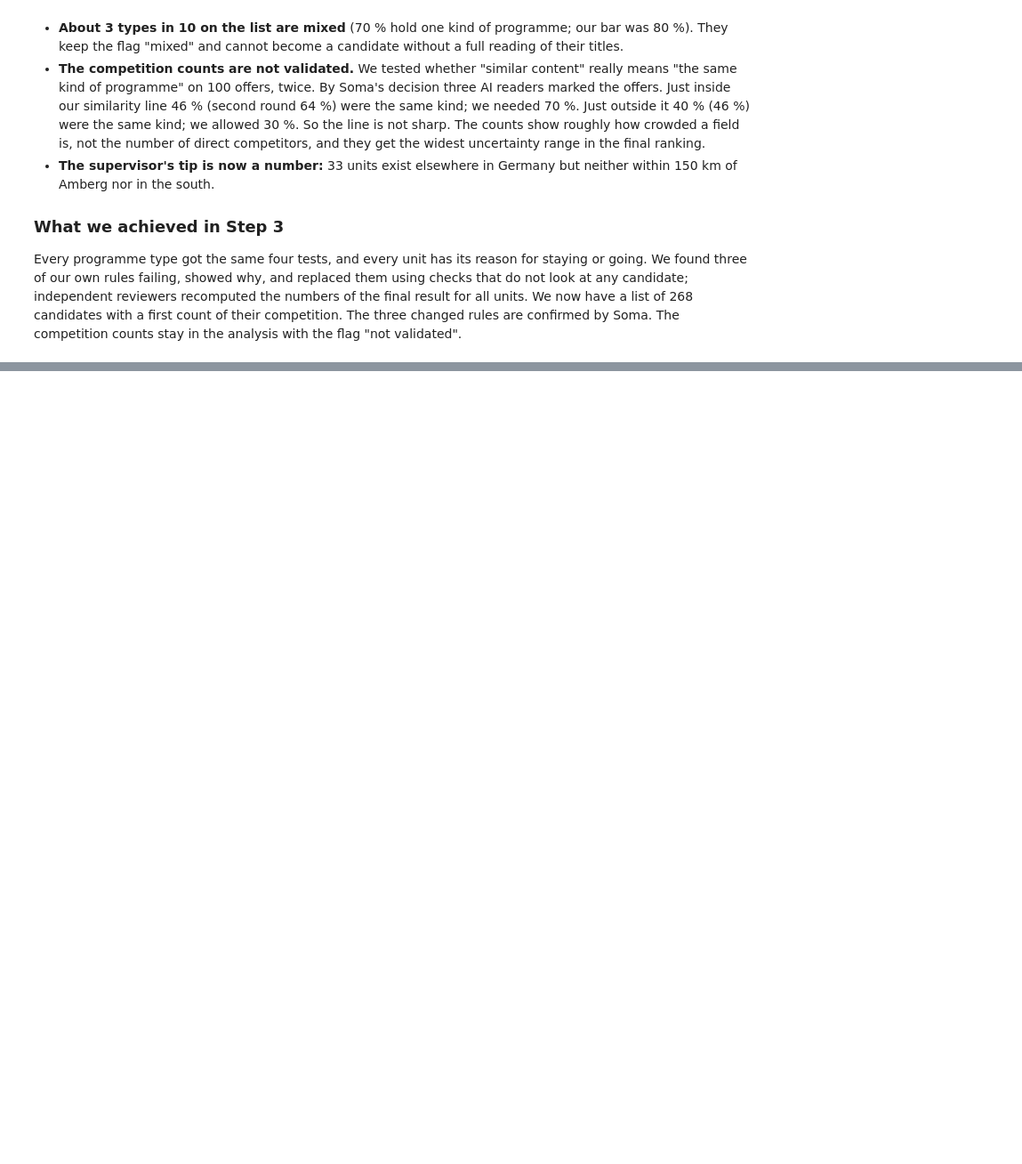
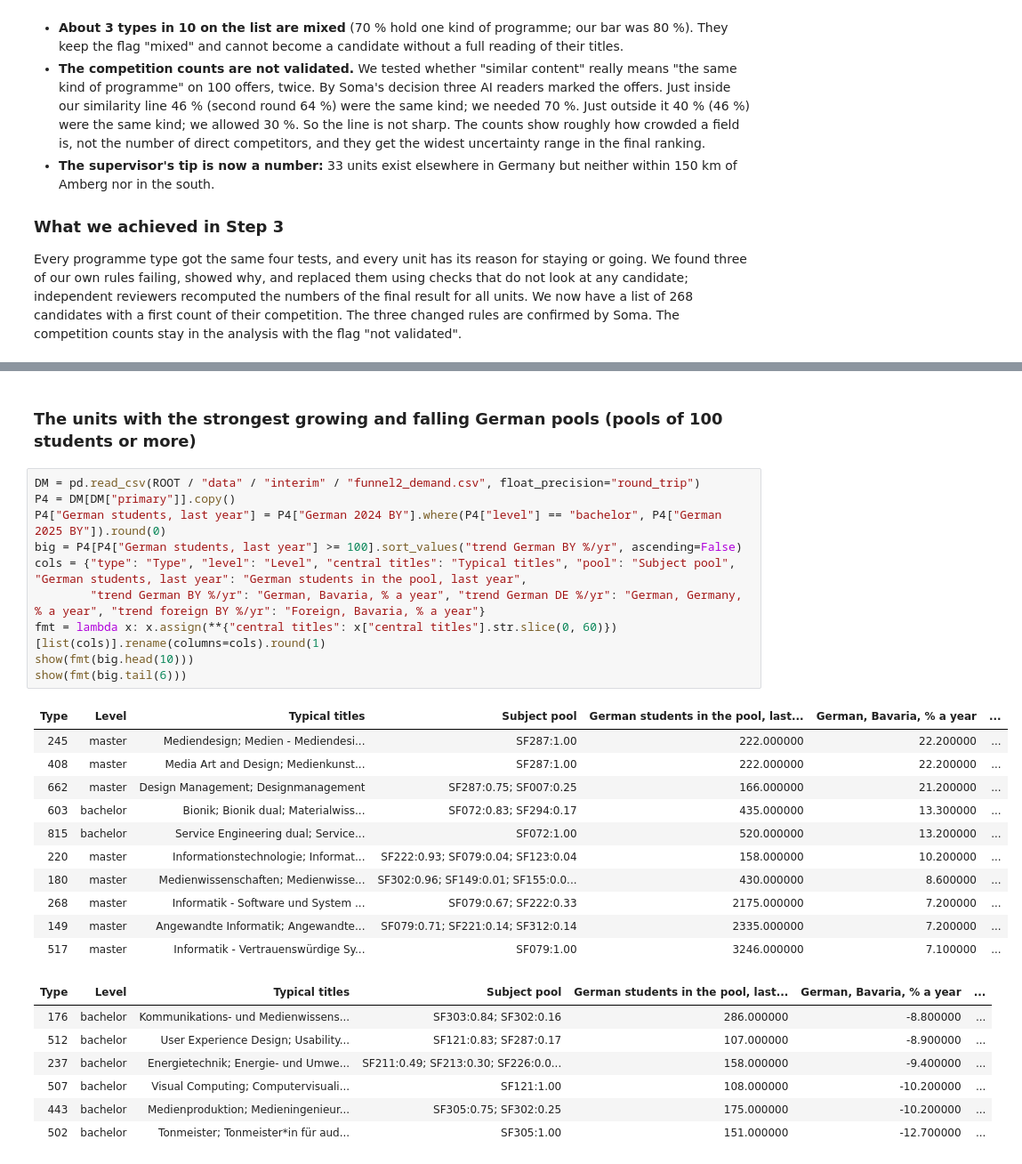
Before and after one commit to SomanthaManuranga/study-program-intelligence, a Jupyter notebook: notebooks/funnel_progress.ipynb, the cells around one changed output, grey strips where cells are left out. Shown at 89% size. Cells and saved outputs as stored; diff of their text form; blank space fills up the shorter version.

Commit message:
Funnel step 4: notes, project guide, notebook section

```diff
--- a/notebooks/funnel_progress.ipynb
+++ b/notebooks/funnel_progress.ipynb
@@ -610,0 +638,31 @@ Every programme type got the same four tests, and every unit has its reason for
+# %% [markdown]
+### The units with the strongest growing and falling German pools (pools of 100 students or more)
+# %%
+DM = pd.read_csv(ROOT / "data" / "interim" / "funnel2_demand.csv", float_precision="round_trip")
+P4 = DM[DM["primary"]].copy()
+P4["German students, last year"] = P4["German 2024 BY"].where(P4["level"] == "bachelor", P4["German 2025 BY"]).round(0)
+big = P4[P4["German students, last year"] >= 100].sort_values("trend German BY %/yr", ascending=False)
+cols = {"type": "Type", "level": "Level", "central titles": "Typical titles", "pool": "Subject pool", "German students, last year": "German students in the pool, last year",
+        "trend German BY %/yr": "German, Bavaria, % a year", "trend German DE %/yr": "German, Germany, % a year", "trend foreign BY %/yr": "Foreign, Bavaria, % a year"}
+fmt = lambda x: x.assign(**{"central titles": x["central titles"].str.slice(0, 60)})[list(cols)].rename(columns=cols).round(1)
+show(fmt(big.head(10)))
+show(fmt(big.tail(6)))
+# %% [output]
+| Type | Level | Typical titles | Subject pool | German students in the pool, last... | German, Bavaria, % a year | ... |
+| 245 | master | Mediendesign; Medien - Mediendesi... | SF287:1.00 | 222.000000 | 22.200000 | ... |
+| 408 | master | Media Art and Design; Medienkunst... | SF287:1.00 | 222.000000 | 22.200000 | ... |
+| 662 | master | Design Management; Designmanagement | SF287:0.75; SF007:0.25 | 166.000000 | 21.200000 | ... |
+| 603 | bachelor | Bionik; Bionik dual; Materialwiss... | SF072:0.83; SF294:0.17 | 435.000000 | 13.300000 | ... |
+| 815 | bachelor | Service Engineering dual; Service... | SF072:1.00 | 520.000000 | 13.200000 | ... |
+| 220 | master | Informationstechnologie; Informat... | SF222:0.93; SF079:0.04; SF123:0.04 | 158.000000 | 10.200000 | ... |
+| 180 | master | Medienwissenschaften; Medienwisse... | SF302:0.96; SF149:0.01; SF155:0.0... | 430.000000 | 8.600000 | ... |
+| 268 | master | Informatik - Software und System ... | SF079:0.67; SF222:0.33 | 2175.000000 | 7.200000 | ... |
+| 149 | master | Angewandte Informatik; Angewandte... | SF079:0.71; SF221:0.14; SF312:0.14 | 2335.000000 | 7.200000 | ... |
+| 517 | master | Informatik - Vertrauenswürdige Sy... | SF079:1.00 | 3246.000000 | 7.100000 | ... |
+| Type | Level | Typical titles | Subject pool | German students in the pool, last... | German, Bavaria, % a year | ... |
+| 176 | bachelor | Kommunikations- und Medienwissens... | SF303:0.84; SF302:0.16 | 286.000000 | -8.800000 | ... |
+| 512 | bachelor | User Experience Design; Usability... | SF121:0.83; SF287:0.17 | 107.000000 | -8.900000 | ... |
+| 237 | bachelor | Energietechnik; Energie- und Umwe... | SF211:0.49; SF213:0.30; SF226:0.0... | 158.000000 | -9.400000 | ... |
+| 507 | bachelor | Visual Computing; Computervisuali... | SF121:1.00 | 108.000000 | -10.200000 | ... |
+| 443 | bachelor | Medienproduktion; Medieningenieur... | SF305:0.75; SF302:0.25 | 175.000000 | -10.200000 | ... |
+| 502 | bachelor | Tonmeister; Tonmeister*in für aud... | SF305:1.00 | 151.000000 | -12.700000 | ... |
```
Also changed, not shown: parts of 6 cells of this notebook, 2 other files.
